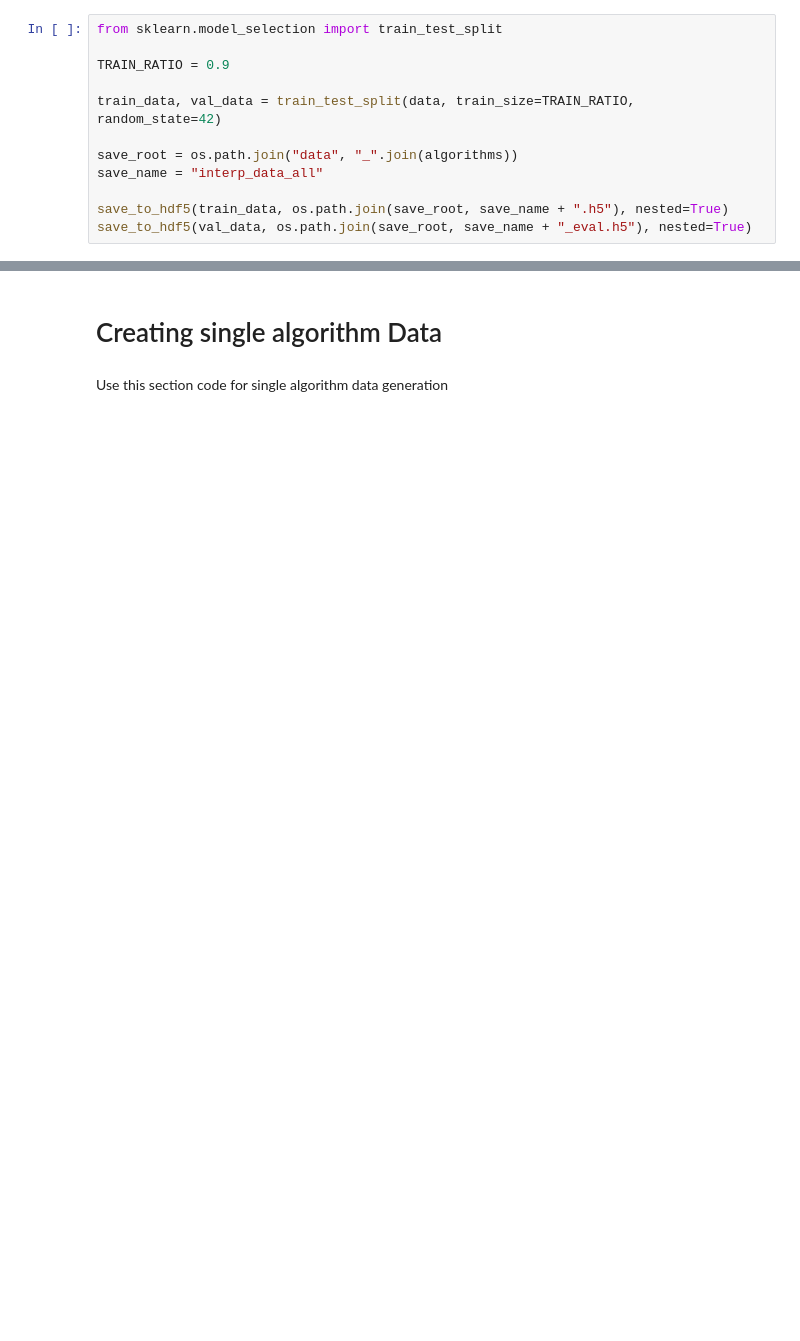
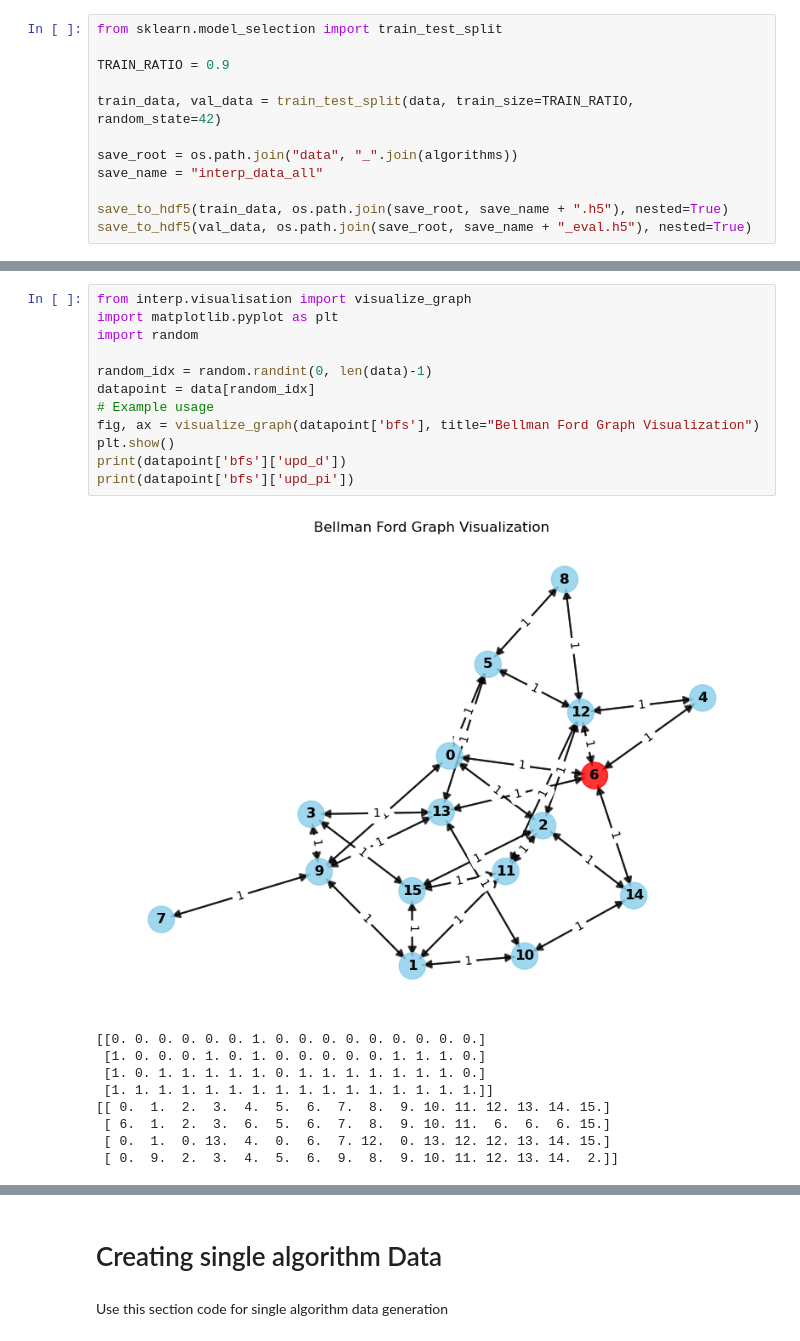
Before and after one commit to douavocado/L65_NAR, a Jupyter notebook: CreateDataset.ipynb, the cells around one changed output, grey strips where cells are left out. Saved outputs shown, nothing was run; the diff lists cells and outputs as text; blank space fills up the shorter version.

```diff
--- a/CreateDataset.ipynb
+++ b/CreateDataset.ipynb
@@ -277,0 +296,22 @@ algo bfs upd_pi torch.Size([15, 64])
+# %%
+from interp.visualisation import visualize_graph
+import matplotlib.pyplot as plt
+import random
+
+random_idx = random.randint(0, len(data)-1)
+datapoint = data[random_idx]
+# Example usage
+fig, ax = visualize_graph(datapoint['bfs'], title="Bellman Ford Graph Visualization")
+plt.show()
+print(datapoint['bfs']['upd_d'])
+print(datapoint['bfs']['upd_pi'])
+# %% [output]
+[figure, added]
+[[0. 0. 0. 0. 0. 0. 1. 0. 0. 0. 0. 0. 0. 0. 0. 0.]
+ [1. 0. 0. 0. 1. 0. 1. 0. 0. 0. 0. 0. 1. 1. 1. 0.]
+ [1. 0. 1. 1. 1. 1. 1. 0. 1. 1. 1. 1. 1. 1. 1. 0.]
+ [1. 1. 1. 1. 1. 1. 1. 1. 1. 1. 1. 1. 1. 1. 1. 1.]]
+[[ 0.  1.  2.  3.  4.  5.  6.  7.  8.  9. 10. 11. 12. 13. 14. 15.]
+ [ 6.  1.  2.  3.  6.  5.  6.  7.  8.  9. 10. 11.  6.  6.  6. 15.]
+ [ 0.  1.  0. 13.  4.  0.  6.  7. 12.  0. 13. 12. 12. 13. 14. 15.]
+ [ 0.  9.  2.  3.  4.  5.  6.  9.  8.  9. 10. 11. 12. 13. 14.  2.]]
```
Also changed, not shown: parts of 13 cells of this notebook, 6 other files.
